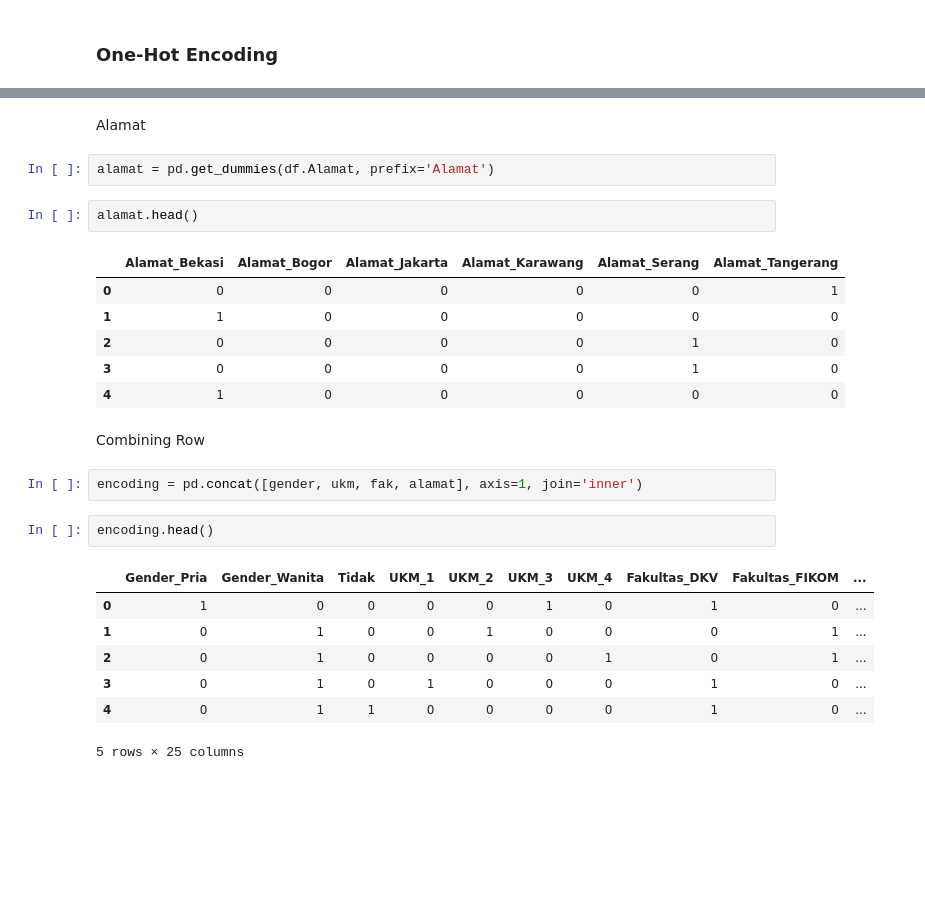
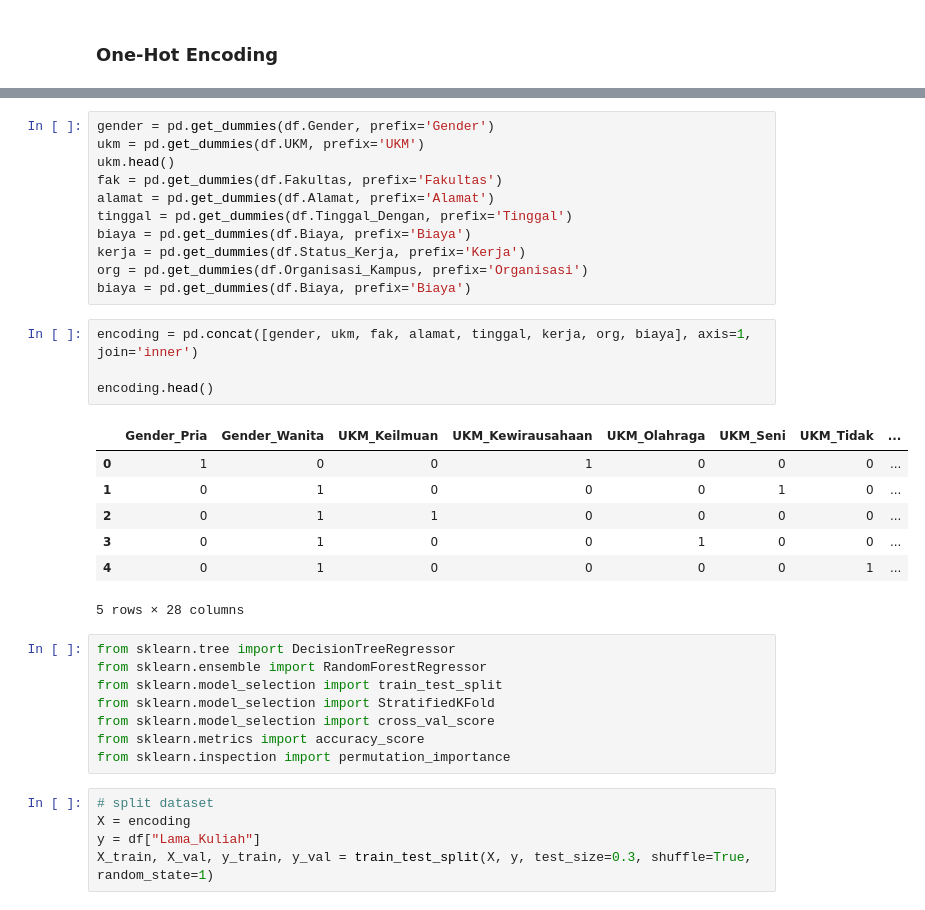
Before and after one commit to FelixFern/IFEST-2022-ODE, a Jupyter notebook: Data-Analysis.ipynb, the cells around one changed output, grey strips where cells are left out. Cells and saved outputs as stored; diff of their text form; blank space fills up the shorter version.

```diff
--- a/Data-Analysis.ipynb
+++ b/Data-Analysis.ipynb
@@ -313,27 +292,36 @@ fak.head()
-# %% [markdown]
-Alamat
-# %%
-alamat = pd.get_dummies(df.Alamat, prefix='Alamat')
-# %%
-alamat.head()
-# %% [output]
-|  | Alamat_Bekasi | Alamat_Bogor | Alamat_Jakarta | Alamat_Karawang | Alamat_Serang | Alamat_Tangerang |
-| 0 | 0 | 0 | 0 | 0 | 0 | 1 |
-| 1 | 1 | 0 | 0 | 0 | 0 | 0 |
-| 2 | 0 | 0 | 0 | 0 | 1 | 0 |
-| 3 | 0 | 0 | 0 | 0 | 1 | 0 |
-| 4 | 1 | 0 | 0 | 0 | 0 | 0 |
-# %% [markdown]
-Combining Row
+# %%
+gender = pd.get_dummies(df.Gender, prefix='Gender')
+ukm = pd.get_dummies(df.UKM, prefix='UKM')
+ukm.head()
+fak = pd.get_dummies(df.Fakultas, prefix='Fakultas')
+alamat = pd.get_dummies(df.Alamat, prefix='Alamat')
+tinggal = pd.get_dummies(df.Tinggal_Dengan, prefix='Tinggal')
+biaya = pd.get_dummies(df.Biaya, prefix='Biaya')
+kerja = pd.get_dummies(df.Status_Kerja, prefix='Kerja')
+org = pd.get_dummies(df.Organisasi_Kampus, prefix='Organisasi')
+biaya = pd.get_dummies(df.Biaya, prefix='Biaya')
 # %%
-encoding = pd.concat([gender, ukm, fak, alamat], axis=1, join='inner')
+encoding = pd.concat([gender, ukm, fak, alamat, tinggal, kerja, org, biaya], axis=1, join='inner')
+
+encoding.head()
+# %% [output]
+|  | Gender_Pria | Gender_Wanita | UKM_Keilmuan | UKM_Kewirausahaan | UKM_Olahraga | UKM_Seni | UKM_Tidak | ... |
+| 0 | 1 | 0 | 0 | 1 | 0 | 0 | 0 | ... |
+| 1 | 0 | 1 | 0 | 0 | 0 | 1 | 0 | ... |
+| 2 | 0 | 1 | 1 | 0 | 0 | 0 | 0 | ... |
+| 3 | 0 | 1 | 0 | 0 | 1 | 0 | 0 | ... |
+| 4 | 0 | 1 | 0 | 0 | 0 | 0 | 1 | ... |
+5 rows × 28 columns
-# %%
-encoding.head()
-# %% [output]
-|  | Gender_Pria | Gender_Wanita | Tidak | UKM_1 | UKM_2 | UKM_3 | UKM_4 | Fakultas_DKV | Fakultas_FIKOM | ... |
-| 0 | 1 | 0 | 0 | 0 | 0 | 1 | 0 | 1 | 0 | ... |
-| 1 | 0 | 1 | 0 | 0 | 1 | 0 | 0 | 0 | 1 | ... |
-| 2 | 0 | 1 | 0 | 0 | 0 | 0 | 1 | 0 | 1 | ... |
-| 3 | 0 | 1 | 0 | 1 | 0 | 0 | 0 | 1 | 0 | ... |
-| 4 | 0 | 1 | 1 | 0 | 0 | 0 | 0 | 1 | 0 | ... |
-5 rows × 25 columns
+# %%
+from sklearn.tree import DecisionTreeRegressor
+from sklearn.ensemble import RandomForestRegressor
+from sklearn.model_selection import train_test_split
+from sklearn.model_selection import StratifiedKFold
+from sklearn.model_selection import cross_val_score
+from sklearn.metrics import accuracy_score
+from sklearn.inspection import permutation_importance
+# %%
+# split dataset
+X = encoding
+y = df["Lama_Kuliah"]
+X_train, X_val, y_train, y_val = train_test_split(X, y, test_size=0.3, shuffle=True, random_state=1)
```
Also changed, not shown: parts of 12 cells of this notebook.
